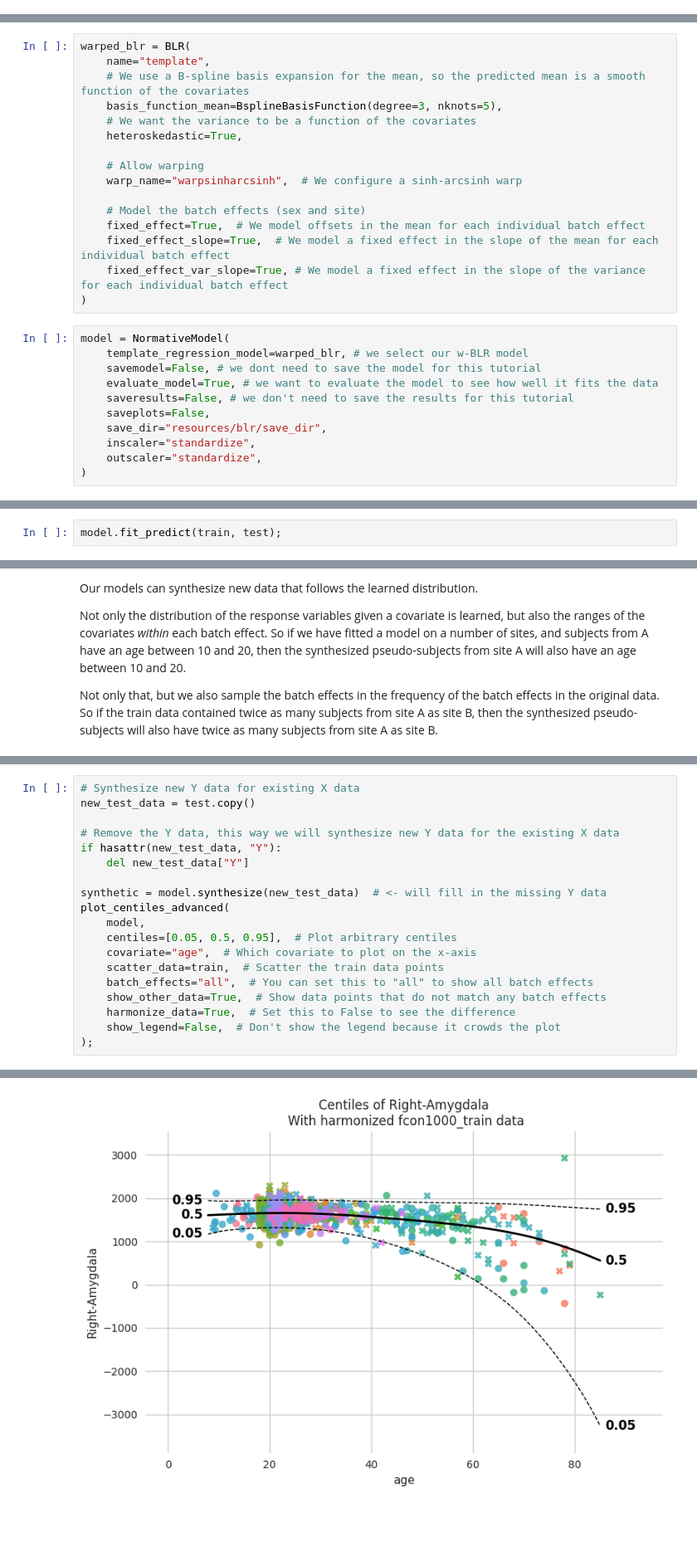
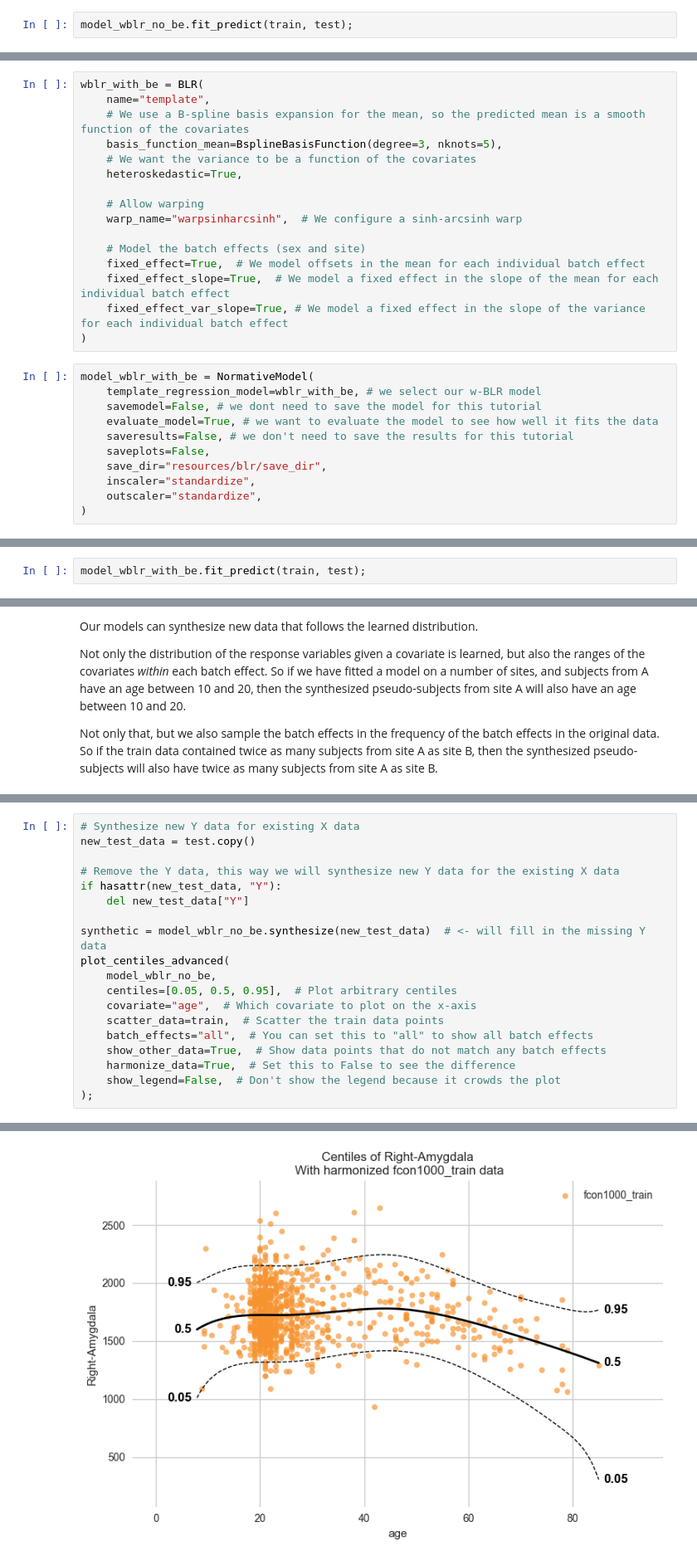
Before and after one commit to predictive-clinical-neuroscience/PCNtoolkit, a Jupyter notebook: examples/02_BLR.ipynb, the cells around one changed output, grey strips where cells are left out. Shown at 83% size. Cells and saved outputs as stored; diff of their text form; blank space fills up the shorter version.

```diff
--- a/examples/02_BLR.ipynb
+++ b/examples/02_BLR.ipynb
@@ -243,0 +274,2 @@ display(test.get_statistics_df())
+# %%
+model_wblr_no_be.fit_predict(train, test);
@@ -254,5 +332,5 @@ Second, it models batch effects. Here, the batches are variables such as site an
 # %%
-warped_blr = BLR(
+wblr_with_be = BLR(
     name="template",
     # We use a B-spline basis expansion for the mean, so the predicted mean is a smooth function of the covariates
     basis_function_mean=BsplineBasisFunction(degree=3, nknots=5),
@@ -268,8 +346,8 @@ warped_blr = BLR(
     fixed_effect_var_slope=True, # We model a fixed effect in the slope of the variance for each individual batch effect
 )
 # %%
-model = NormativeModel(
-    template_regression_model=warped_blr, # we select our w-BLR model
+model_wblr_with_be = NormativeModel(
+    template_regression_model=wblr_with_be, # we select our w-BLR model
     savemodel=False, # we dont need to save the model for this tutorial
     evaluate_model=True, # we want to evaluate the model to see how well it fits the data
     saveresults=False, # we don't need to save the results for this tutorial
@@ -281,5 +359,5 @@ model = NormativeModel(
 # %% [markdown]
 ### Fit the model
 # %%
-model.fit_predict(train, test);
+model_wblr_with_be.fit_predict(train, test);
 # %% [output]
@@ -486,9 +570,9 @@ new_test_data = test.copy()
 if hasattr(new_test_data, "Y"):
     del new_test_data["Y"]
 
-synthetic = model.synthesize(new_test_data)  # <- will fill in the missing Y data
+synthetic = model_wblr_no_be.synthesize(new_test_data)  # <- will fill in the missing Y data
 plot_centiles_advanced(
-    model,
+    model_wblr_no_be,
     centiles=[0.05, 0.5, 0.95],  # Plot arbitrary centiles
     covariate="age",  # Which covariate to plot on the x-axis
     scatter_data=train,  # Scatter the train data points
@@ -516 +600 @@ Process: 2617 - 2026-05-22 16:07:16 - Harmonizing data for Right-Amygdala.
-[figure, old version]
+[figure, new version]
```
Also changed, not shown: parts of 30 cells of this notebook.
